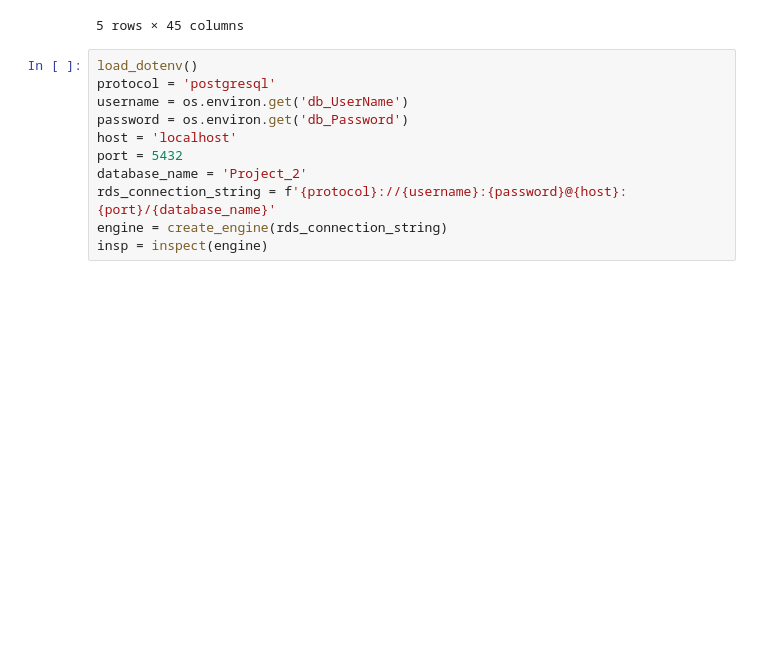
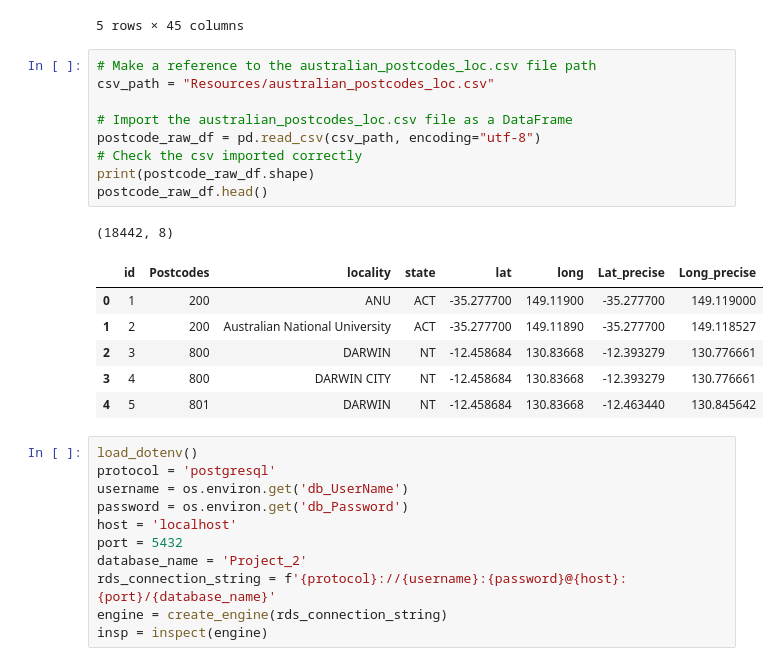
Before and after one commit to dalemunroe/Project-2, a Jupyter notebook: Project 2.ipynb, the cells around one changed output. Drawn from its saved outputs; the diff is of its cells as text; blank space fills up the shorter version.

```diff
--- a/Project 2.ipynb
+++ b/Project 2.ipynb
@@ -57,6 +57,23 @@ solar_df.head()
 | 3 | 4655 | 14573 | 62724.539 | 91 | ... |
 | 4 | 4350 | 12326 | 61933.825 | 118 | ... |
 5 rows × 45 columns
+# %%
+# Make a reference to the australian_postcodes_loc.csv file path
+csv_path = "Resources/australian_postcodes_loc.csv"
+
+# Import the australian_postcodes_loc.csv file as a DataFrame
+postcode_raw_df = pd.read_csv(csv_path, encoding="utf-8")
+# Check the csv imported correctly
+print(postcode_raw_df.shape)
+postcode_raw_df.head()
+# %% [output]
+(18442, 8)
+|  | id | Postcodes | locality | state | lat | long | Lat_precise | Long_precise |
+| 0 | 1 | 200 | ANU | ACT | -35.277700 | 149.11900 | -35.277700 | 149.119000 |
+| 1 | 2 | 200 | Australian National University | ACT | -35.277700 | 149.11890 | -35.277700 | 149.118527 |
+| 2 | 3 | 800 | DARWIN | NT | -12.458684 | 130.83668 | -12.393279 | 130.776661 |
+| 3 | 4 | 800 | DARWIN CITY | NT | -12.458684 | 130.83668 | -12.393279 | 130.776661 |
+| 4 | 5 | 801 | DARWIN | NT | -12.458684 | 130.83668 | -12.463440 | 130.845642 |
 # %%
 load_dotenv()
 protocol = 'postgresql'
```
Also changed, not shown: parts of 28 cells of this notebook, 8 other files.
